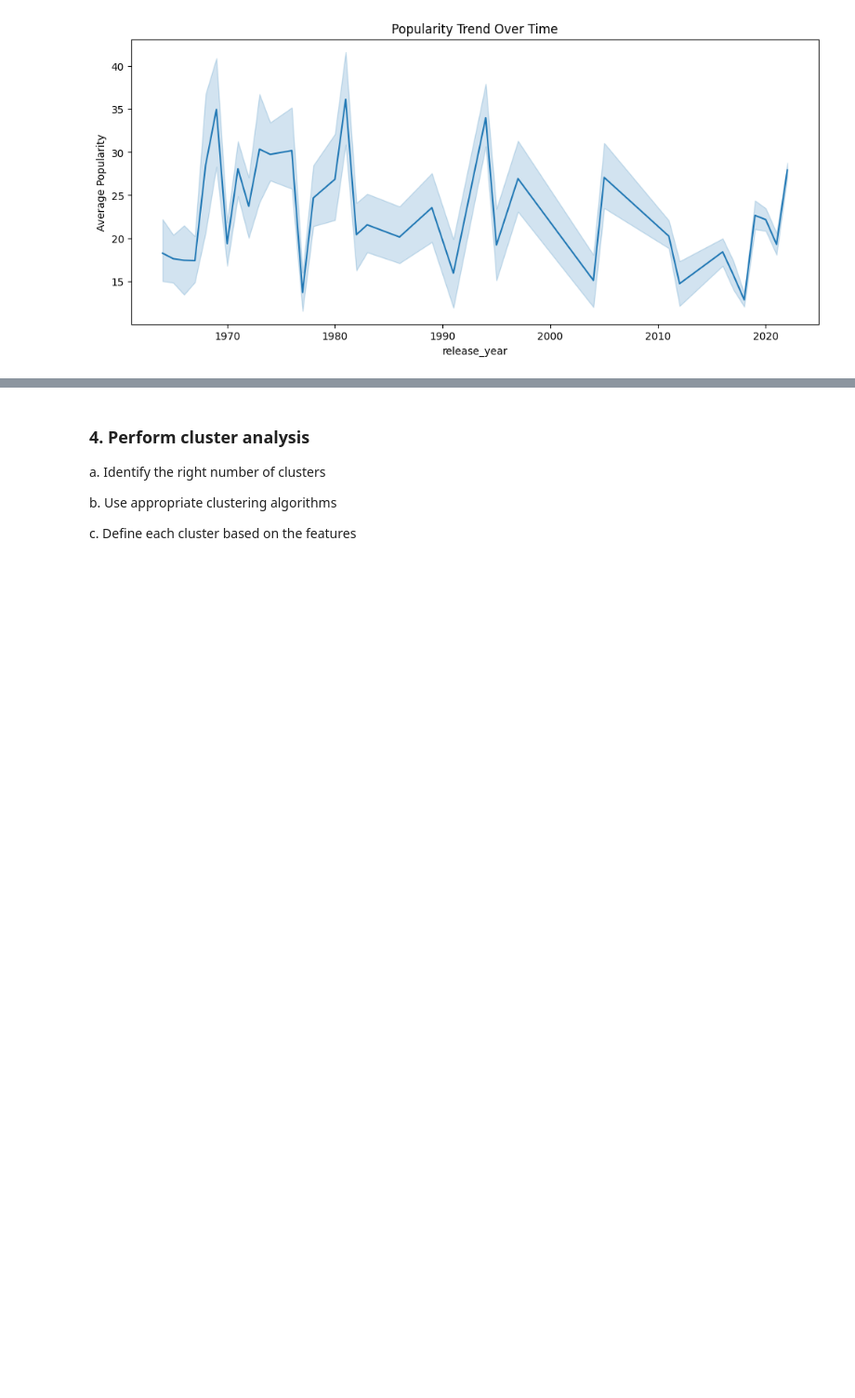
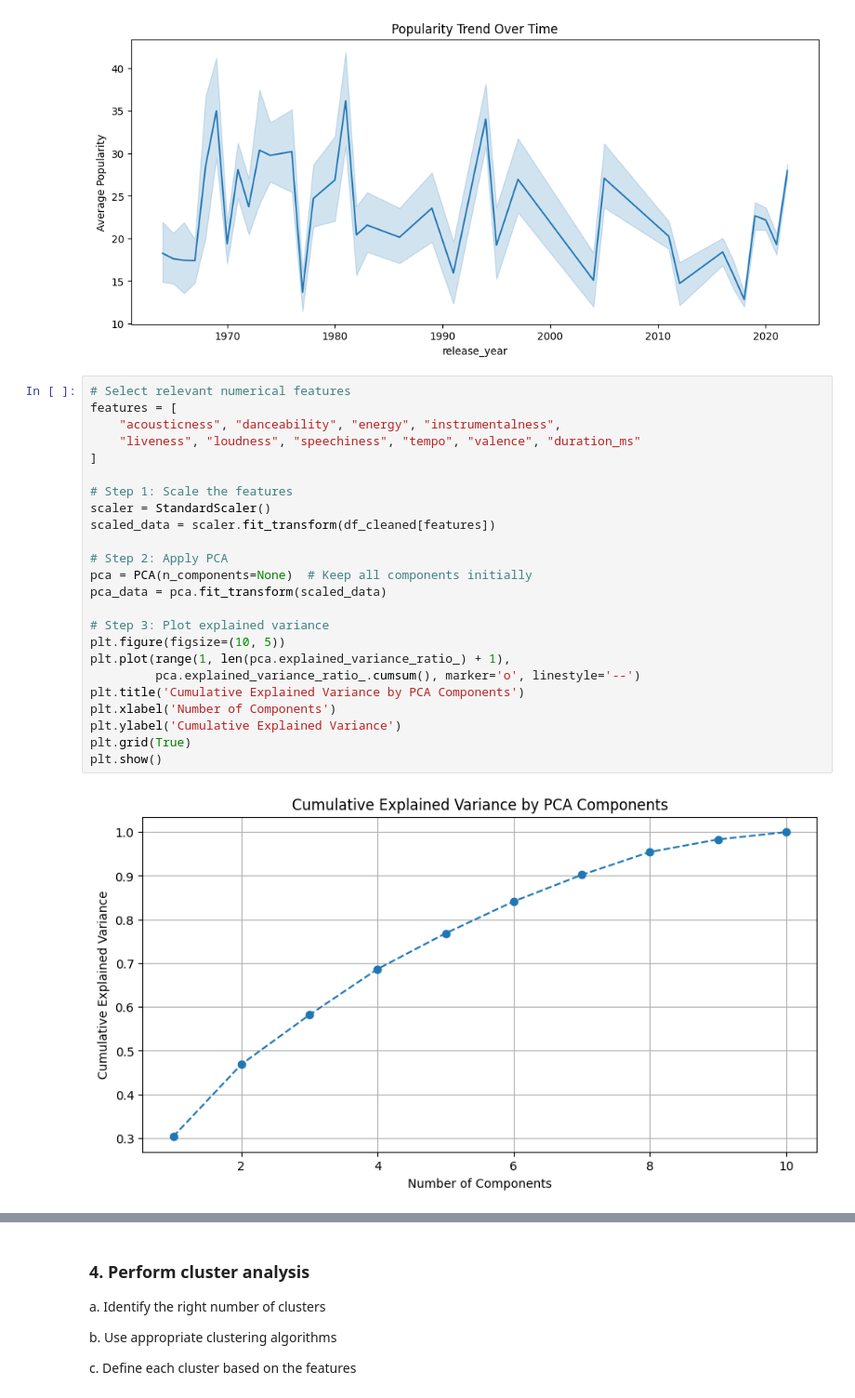
Before and after one commit to Aayushi-Mittal/Spotify-Song-Clustering, a Jupyter notebook: solution.ipynb, the cells around one changed output, grey strips where cells are left out. Shown at 93% size. Drawn from its saved outputs; the diff is of its cells as text; blank space fills up the shorter version.

```diff
--- a/solution.ipynb
+++ b/solution.ipynb
@@ -280,3 +280,29 @@ plt.ylabel("Average Popularity")
 plt.show()
 # %% [output]
 [figure]
+# %%
+# Select relevant numerical features
+features = [
+    "acousticness", "danceability", "energy", "instrumentalness",
+    "liveness", "loudness", "speechiness", "tempo", "valence", "duration_ms"
+]
+
+# Step 1: Scale the features
+scaler = StandardScaler()
+scaled_data = scaler.fit_transform(df_cleaned[features])
+
+# Step 2: Apply PCA
+pca = PCA(n_components=None)  # Keep all components initially
+pca_data = pca.fit_transform(scaled_data)
+
+# Step 3: Plot explained variance
+plt.figure(figsize=(10, 5))
+plt.plot(range(1, len(pca.explained_variance_ratio_) + 1),
+         pca.explained_variance_ratio_.cumsum(), marker='o', linestyle='--')
+plt.title('Cumulative Explained Variance by PCA Components')
+plt.xlabel('Number of Components')
+plt.ylabel('Cumulative Explained Variance')
+plt.grid(True)
+plt.show()
+# %% [output]
+[figure, added]
```
Also changed, not shown: parts of 5 cells of this notebook.
